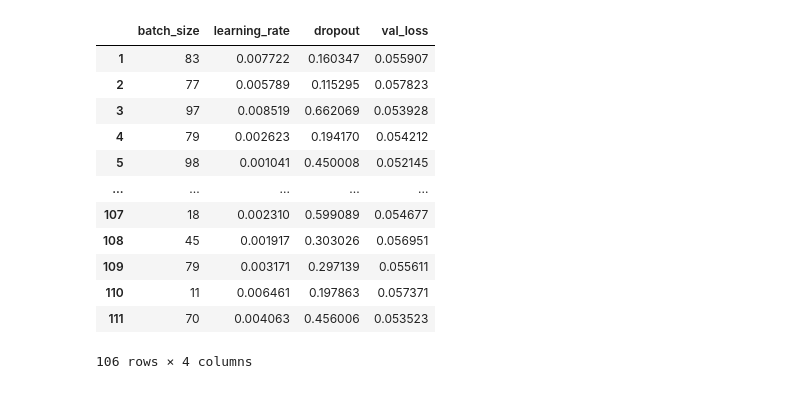
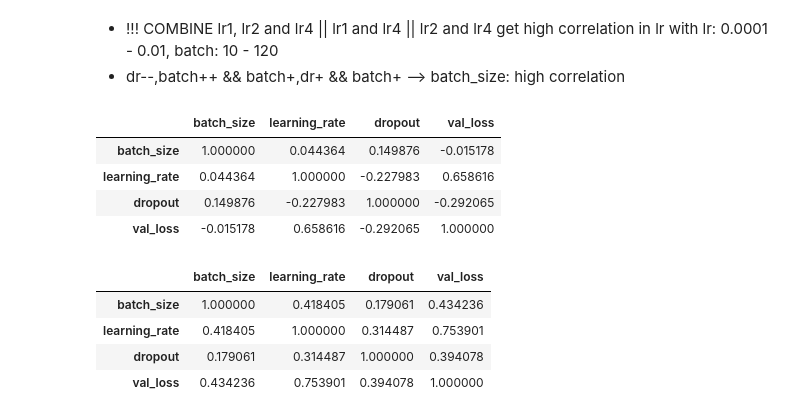
Before and after one commit to viettran295/cnn_thesis, a Jupyter notebook: multi_regression.ipynb, the cells around one changed output. Cells and saved outputs as stored; diff of their text form; code cells hidden in the pictures.

Commit message:
ingest data to multivar reg

```diff
--- a/multi_regression.ipynb
+++ b/multi_regression.ipynb
@@ -1,21 +1,16 @@
+# %% [markdown]
+- !!! COMBINE lr1, lr2 and lr4 || lr1 and lr4 || lr2 and lr4 get high correlation in lr with lr: 0.0001 - 0.01, batch: 10 - 120
+- dr--,batch++ && batch+,dr+ && batch+ --> batch_size: high correlation
 # %%
 import pandas as pd
 
-path = 'reg_data/multi_reg.csv'
+path = 'reg_data/high_lr.csv'
 df = pd.read_csv(path)
 df = df[['batch_size', 'learning_rate','dropout', 'val_loss']].dropna()
-df
+df.corr()
 # %% [output]
 |  | batch_size | learning_rate | dropout | val_loss |
-| 1 | 83 | 0.007722 | 0.160347 | 0.055907 |
-| 2 | 77 | 0.005789 | 0.115295 | 0.057823 |
-| 3 | 97 | 0.008519 | 0.662069 | 0.053928 |
-| 4 | 79 | 0.002623 | 0.194170 | 0.054212 |
-| 5 | 98 | 0.001041 | 0.450008 | 0.052145 |
-| ... | ... | ... | ... | ... |
-| 107 | 18 | 0.002310 | 0.599089 | 0.054677 |
-| 108 | 45 | 0.001917 | 0.303026 | 0.056951 |
-| 109 | 79 | 0.003171 | 0.297139 | 0.055611 |
-| 110 | 11 | 0.006461 | 0.197863 | 0.057371 |
-| 111 | 70 | 0.004063 | 0.456006 | 0.053523 |
+| batch_size | 1.000000 | 0.044364 | 0.149876 | -0.015178 |
+| learning_rate | 0.044364 | 1.000000 | -0.227983 | 0.658616 |
+| dropout | 0.149876 | -0.227983 | 1.000000 | -0.292065 |
+| val_loss | -0.015178 | 0.658616 | -0.292065 | 1.000000 |
-106 rows × 4 columns
@@ -22,3 +25,25 @@ df
+# %%
+import numpy as np
+
+tmp = {'batch_size': np.random.randint(10, 300, size=80),
+        'learning_rate': np.linspace(0.001, 0.01, num=80),
+        'dropout': np.linspace(0.8, 0.2, num=80),
+        'val_loss': np.linspace(0.04, 0.1, num=80)}
+# tmp['batch_size'] = mixer(tmp['batch_size'], np.random.randint(1, 10, size=10))
+# tmp['learning_rate'] = mixer(tmp['learning_rate'], np.linspace(0.0001, 0.001, num=100))
+# tmp['dropout'] = mixer(tmp['dropout'], np.linspace(0.001, 0.01, num=100))
+for k, v in tmp.items():
+        tmp[k] = mixer(tmp[k])
+
+tmp_df = pd.DataFrame(data=tmp)
+df = pd.concat([df, tmp_df])
+df.corr()
+# %% [output]
+|  | batch_size | learning_rate | dropout | val_loss |
+| batch_size | 1.000000 | 0.418405 | 0.179061 | 0.434236 |
+| learning_rate | 0.418405 | 1.000000 | 0.314487 | 0.753901 |
+| dropout | 0.179061 | 0.314487 | 1.000000 | 0.394078 |
+| val_loss | 0.434236 | 0.753901 | 0.394078 | 1.000000 |
 # %%
 from sklearn.preprocessing import StandardScaler
 
```
Also changed, not shown: parts of 8 cells of this notebook, 3 other files.
